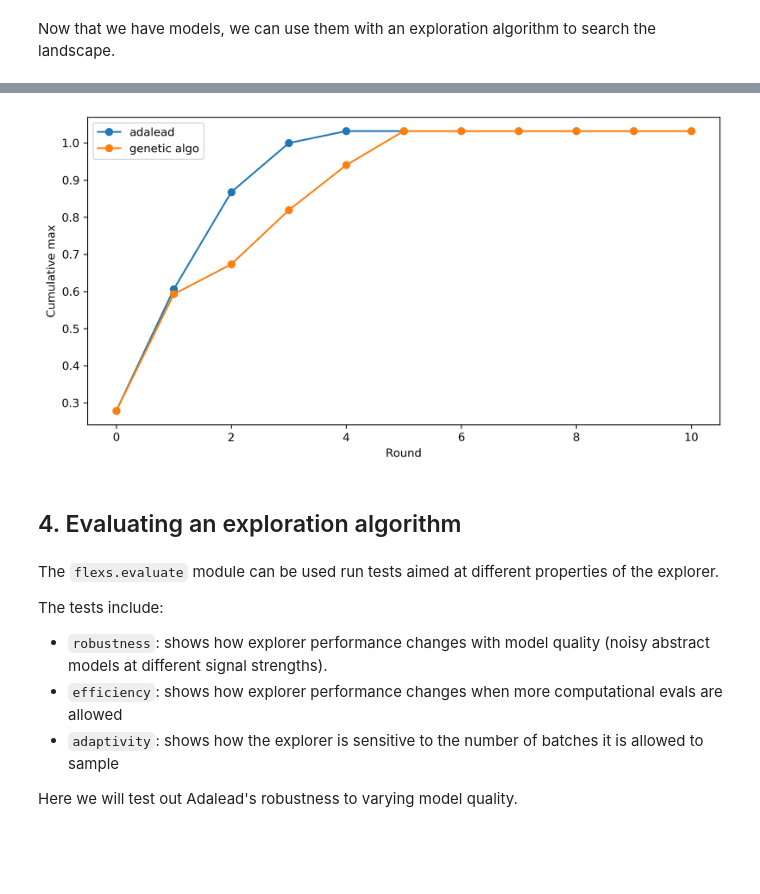
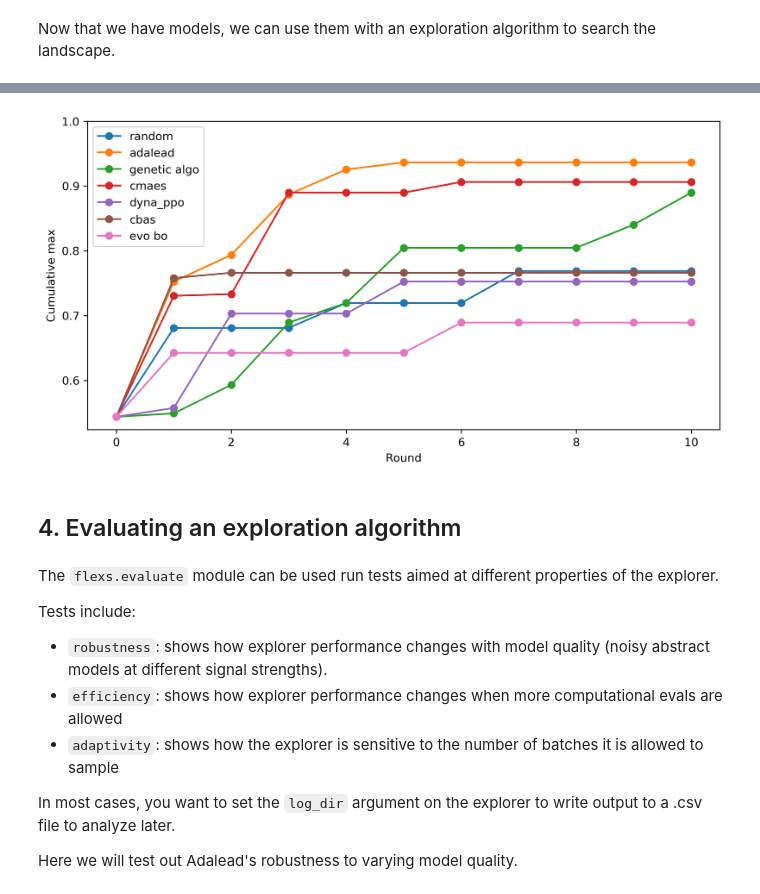
Before and after one commit to samsinai/FLEXS, a Jupyter notebook: examples/Tutorial.ipynb, the cells around one changed output, grey strips where cells are left out. Saved outputs shown, nothing was run; the diff lists cells and outputs as text; code cells hidden in the pictures; blank space fills up the shorter version.

```diff
--- a/examples/Tutorial.ipynb
+++ b/examples/Tutorial.ipynb
@@ -446,5 +420,5 @@ round: 10, top: 1.0319481003143287
 # %%
-cnn = baselines.models.CNN(len(wt), alphabet=alphabet,
+cnn = baselines.models.CNN(len(starting_sequence), alphabet=alphabet,
                          num_filters=32, hidden_size=100, loss='MSE')
 
 cmaes_explorer = baselines.explorers.CMAES(
@@ -454,7 +428,7 @@ cmaes_explorer = baselines.explorers.CMAES(
     max_iter=200,
 
     rounds=10,
-    starting_sequence=wt,
+    starting_sequence=starting_sequence,
     sequences_batch_size=100,
     model_queries_per_batch=1000,
     alphabet=alphabet
@@ -489,0 +475,15 @@ round: 10, top: 0.7057725094705981, time: 0.596477s
+# %%
+cnn = baselines.models.CNN(len(starting_sequence), alphabet=alphabet,
+                         num_filters=32, hidden_size=100, loss='MSE')
+
+vae = baselines.explorers.VAE(len(starting_sequence), alphabet=alphabet, epochs=10, verbose=False)
+
+cbas_explorer = baselines.explorers.CbAS(
+    model=cnn,
+    generator=vae,
+    rounds=10,
+    starting_sequence=starting_sequence,
+    sequences_batch_size=100,
+    model_queries_per_batch=2000,
+    alphabet=alphabet,
+)
@@ -490,16 +495,17 @@ round: 10, top: 0.7057725094705981, time: 0.596477s
 # %%
-cnn = baselines.models.CNN(len(wt), alphabet=alphabet,
+cnn = baselines.models.CNN(len(starting_sequence), alphabet=alphabet,
                          num_filters=32, hidden_size=100, loss='MSE')
 
-ppo_explorer = baselines.explorers.PPO(
-    flexs.LandscapeAsModel(landscape),
+# This is `EVO_BO` in the paper, an evolutionary algorithm using
+# ensembled models (when provided) to estimate uncertainty
+bo_explorer = baselines.explorers.BO(
+    model=cnn,
     rounds=10,
-    starting_sequence=wt,
+    starting_sequence=starting_sequence,
     sequences_batch_size=100,
     model_queries_per_batch=1000,
     alphabet=alphabet,
 )
 # %%
-ppo_sequences, metadata = ppo_explorer.run(landscape)
-ppo_sequences
+bo_sequences, metadata = bo_explorer.run(landscape)
 # %% [output]
@@ -631,34 +523,38 @@ round: 5, top: 0.6619888241846161
 # %%
 def cumulative_max_per_round(sequences):
     num_rounds = sequences['round'].max() + 1
     max_per_round = [sequences['true_score'][sequences['round'] == r].max()
                      for r in range(num_rounds)]
 
     return np.maximum.accumulate(max_per_round)
 
 plt.figure(figsize=(10,5), dpi=300)
-#plt.plot(range(11), cumulative_max_per_round(random_sequences), 'o-', label="random")
+plt.plot(range(11), cumulative_max_per_round(random_sequences), 'o-', label="random")
 plt.plot(range(11), cumulative_max_per_round(adalead_sequences), 'o-', label="adalead")
 plt.plot(range(11), cumulative_max_per_round(genetic_algo_sequences), 'o-', label="genetic algo")
-#plt.plot(range(11), cumulative_max_per_round(cbas_sequences), 'o-', label="cbas")
-#plt.plot(range(11), cumulative_max_per_round(ppo_sequences), 'o-', label="ppo")
+plt.plot(range(11), cumulative_max_per_round(cmaes_sequences), 'o-', label="cmaes")
+plt.plot(range(11), cumulative_max_per_round(dynappo_sequences), 'o-', label="dyna_ppo")
+plt.plot(range(11), cumulative_max_per_round(cbas_sequences), 'o-', label="cbas")
+plt.plot(range(11), cumulative_max_per_round(bo_sequences), 'o-', label="evo bo")
 plt.ylabel("Cumulative max")
 plt.xlabel("Round")
 plt.legend()
-#plt.ylim(0, 1)
+plt.ylim(None, 1)
 plt.show()
 # %% [output]
-[figure, old version]
+[figure, new version]
 # %% [markdown]
 ## 4. Evaluating an exploration algorithm <a class="anchor" id="section-four"></a>
 # %% [markdown]
 The `flexs.evaluate` module can be used run tests aimed at different properties of the explorer.
 
-The tests include:
+Tests include:
 - `robustness`: shows how explorer performance changes with model quality (noisy abstract models at different signal strengths).
 - `efficiency`: shows how explorer performance changes when more computational evals are allowed
 - `adaptivity`: shows how the explorer is sensitive to the number of batches it is allowed to sample
 
+In most cases, you want to set the `log_dir` argument on the explorer to write output to a .csv file to analyze later.
+
 Here we will test out Adalead's robustness to varying model quality.
 # %%
 def make_explorer(model, signal_strength):
```
Also changed, not shown: parts of 75 cells of this notebook, 13 other files.
